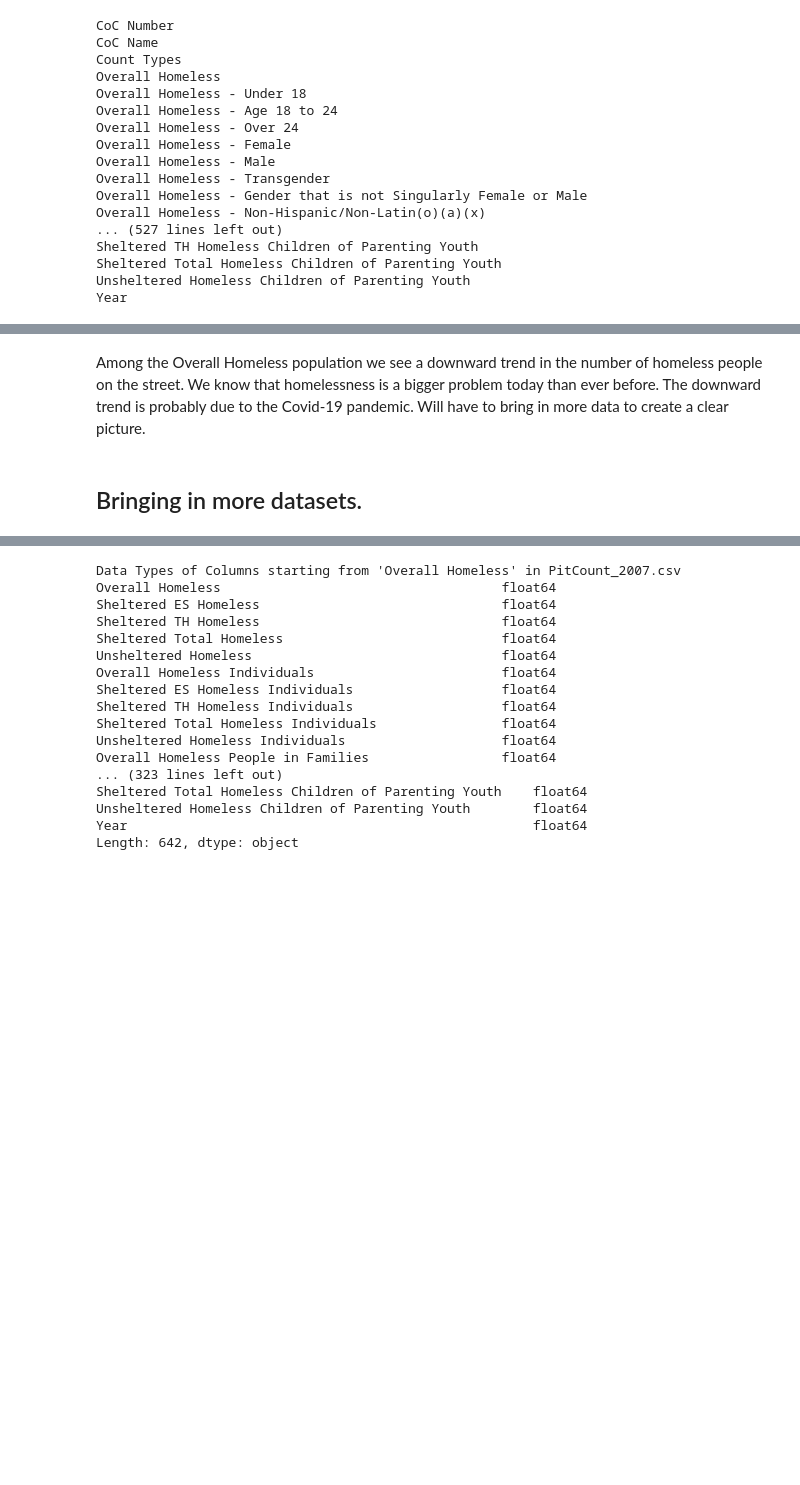
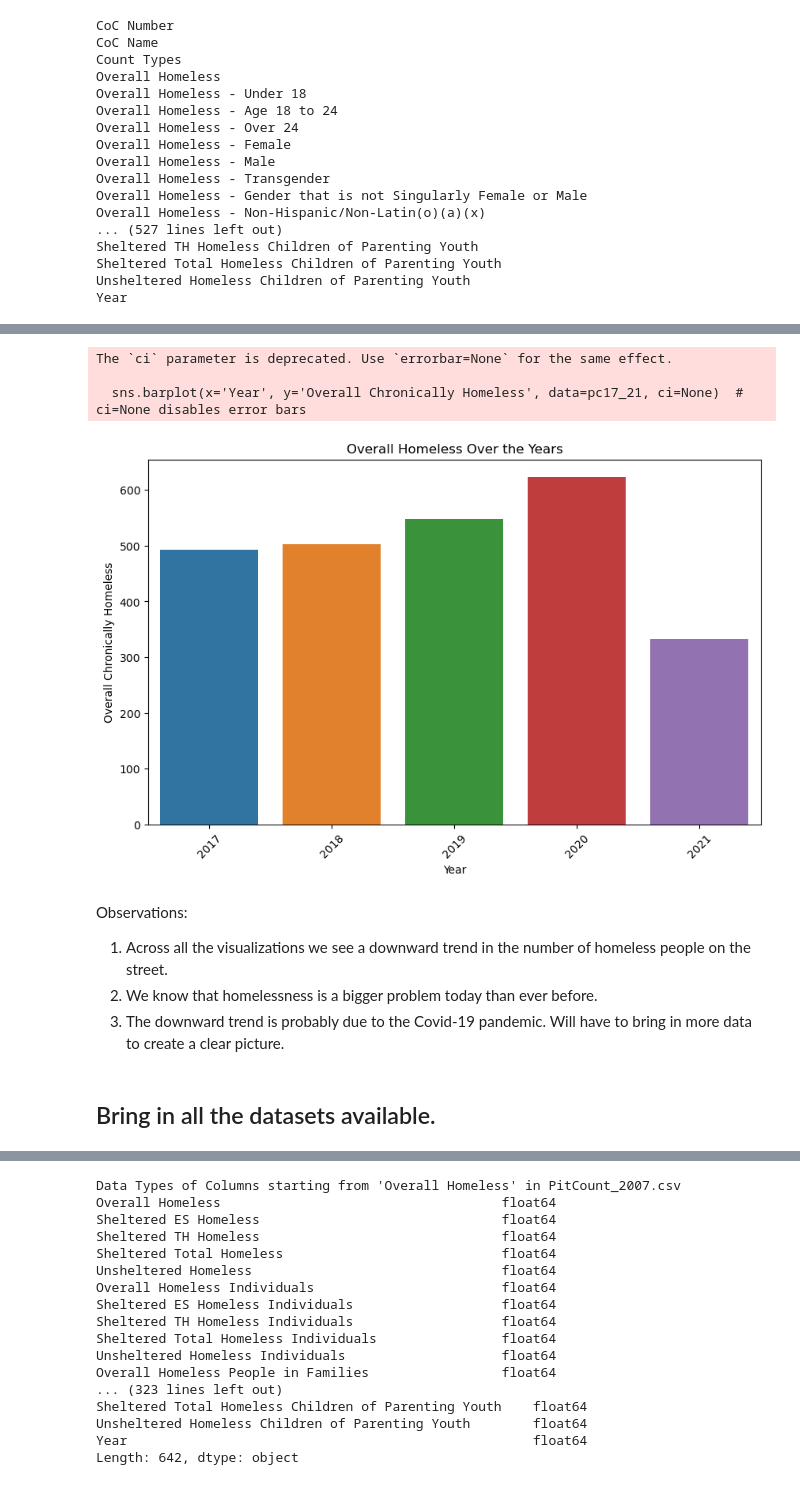
Before and after one commit to SinghNavnoor/homelessness_PIT_count_analysis, a Jupyter notebook: homeless_analysis.ipynb, the cells around one changed output, grey strips where cells are left out. Drawn from its saved outputs; the diff is of its cells as text; code cells hidden in the pictures; blank space fills up the shorter version.

```diff
--- a/homeless_analysis.ipynb
+++ b/homeless_analysis.ipynb
@@ -530,7 +504,32 @@ plt.show()
+# %%
+# Set the size of the plot
+plt.figure(figsize=(10, 6))
+
+# Create the bar plot
+sns.barplot(x='Year', y='Overall Chronically Homeless', data=pc17_21, ci=None)  # ci=None disables error bars
+
+# Rotate x-axis labels for better readability
+plt.xticks(rotation=45)
+
+# Set plot title and labels
+plt.title('Overall Homeless Over the Years')
+plt.xlabel('Year')
+plt.ylabel('Overall Chronically Homeless')
+
+# Show plot
+plt.show()
+# %% [output]
+The `ci` parameter is deprecated. Use `errorbar=None` for the same effect.
+
+  sns.barplot(x='Year', y='Overall Chronically Homeless', data=pc17_21, ci=None)  # ci=None disables error bars
+[figure, added]
 # %% [markdown]
-Among the Overall Homeless population we see a downward trend in the number of homeless people on the street. We know that homelessness is a bigger problem today than ever before. The downward trend is probably due to the Covid-19 pandemic. Will have to bring in more data to create a clear picture.
+Observations:
+1. Across all the visualizations we see a downward trend in the number of homeless people on the street.
+2. We know that homelessness is a bigger problem today than ever before.
+3. The downward trend is probably due to the Covid-19 pandemic. Will have to bring in more data to create a clear picture.
 # %% [markdown]
-## Bringing in more datasets.
+## Bring in all the datasets available.
 # %% [markdown]
 Steps:
 1. Clean the datasets.
```
Also changed, not shown: parts of 48 cells of this notebook, 2 other files.
